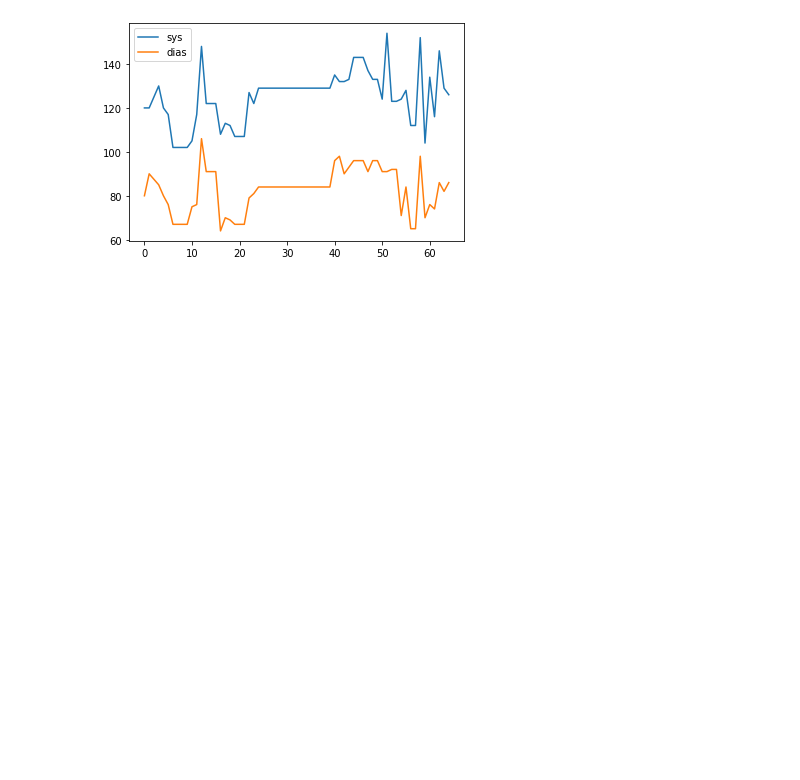
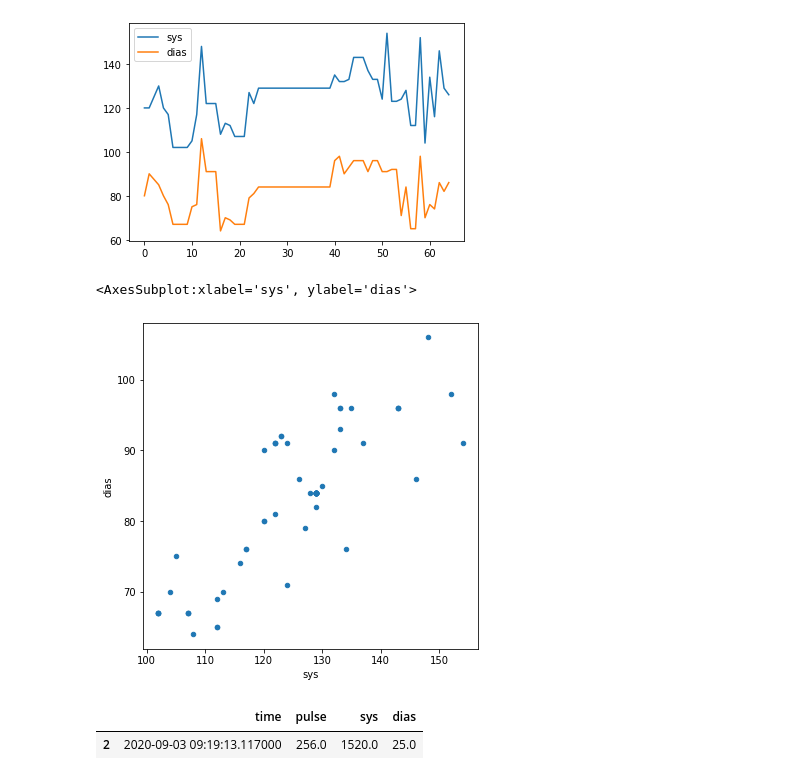
Before and after one commit to matr01/jupyter-hello, a Jupyter notebook: hello-pandas.ipynb, the cells around one changed output. Saved outputs shown, nothing was run; the diff lists cells and outputs as text; code cells hidden in the pictures; blank space fills up the shorter version.

Commit message:
pressure monitor data - correlations and plots

```diff
--- a/hello-pandas.ipynb
+++ b/hello-pandas.ipynb
@@ -94,6 +96,7 @@ samples.sample(10)
 # %%
 # filter out outliers
-samples[samples["pulse"] < 150].corr()
+samp = samples[samples["pulse"] < 150]
+samp.corr()
 # %% [output]
 |  | pulse | sys | dias |
 | pulse | 1.000000 | -0.329190 | -0.339309 |
@@ -104,3 +107,14 @@ samples[samples["pulse"] < 150][["sys","dias"]].plot()
 # %% [output]
 <AxesSubplot:>
 [figure]
+# %%
+samp.plot.scatter(x="sys",y="dias",figsize=(6,6))
+# %% [output]
+<AxesSubplot:xlabel='sys', ylabel='dias'>
+[figure, added]
+# %%
+# detect outliers
+samples[np.abs(samples["sys"]-samples["sys"].mean()) > (3*samples["sys"].std())]
+# %% [output]
+|  | time | pulse | sys | dias |
+| 2 | 2020-09-03 09:19:13.117000 | 256.0 | 1520.0 | 25.0 |
```
Also changed, not shown: parts of 2 cells of this notebook.
